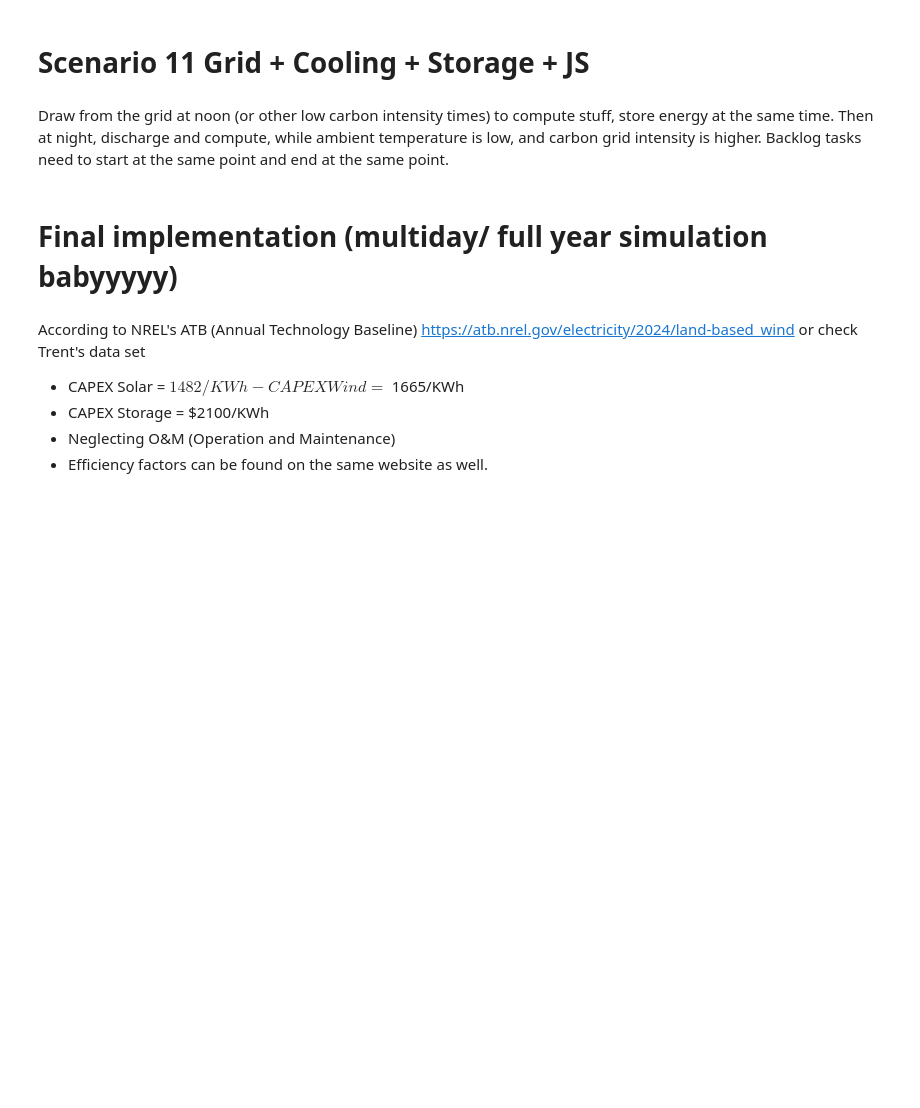
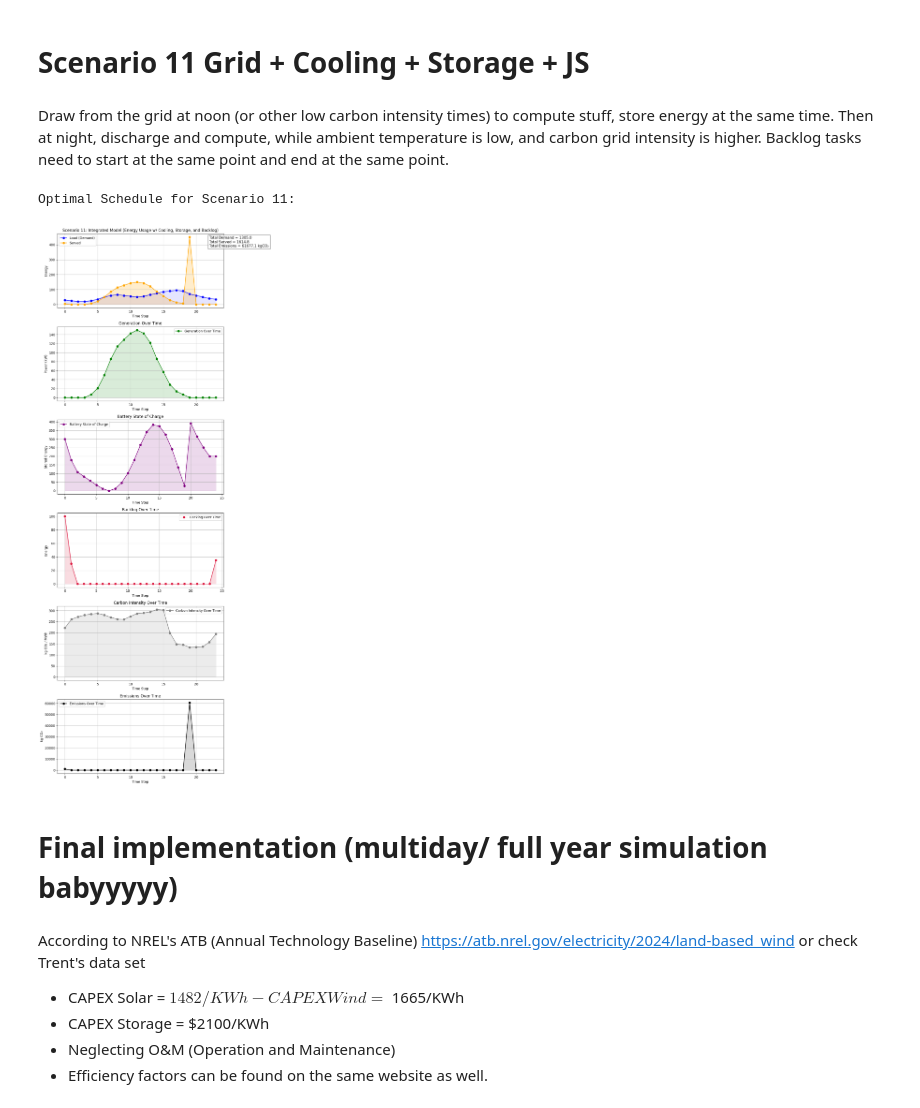
Before and after one commit to clbanjai/1.020-Data-Center-Project, a Jupyter notebook: OH_implementatio.ipynb, the cells around one changed output. Cells and saved outputs as stored; diff of their text form; code cells hidden in the pictures; blank space fills up the shorter version.

```diff
--- a/OH_implementatio.ipynb
+++ b/OH_implementatio.ipynb
@@ -585,6 +685,86 @@ plt.show()
 # Scenario 11 Grid + Cooling + Storage + JS
 # %% [markdown]
 Draw from the grid at noon (or other low carbon intensity times) to compute stuff, store energy at the same time. Then at night, discharge and compute, while ambient temperature is low, and carbon grid intensity is higher. Backlog tasks need to start at the same point and end at the same point.
+# %%
+# Parameters
+q = 1.0  # Cost per unit energy used
+r = 200  # Cost per unit backlog
+k = 1  # Storage energy conversion factor
+computing_limit =100 # float("inf") #or switch to actual computing limit
+battery_limit = 1000 # float("inf") # or switch to actual computing limit
+# Generation (G_t) over 10 time steps (e.g., hours of the day)
+# G = [30, 40, 50, 60, 75, 90, 100, 80, 60, 40]  # Peak generation occurs midday and early evening
+
+# # Load (L_t) over the same 10 time steps
+# L = [35, 45, 50, 55, 70, 85, 90, 80, 65, 40]  # Load peaks during evening hours
+L = [
+    30, 25, 20, 20, 25, 35, 50, 60, 65, 60, 55, 50,
+    55, 65, 75, 85, 90, 95, 90, 70, 60, 50, 40, 35
+]  # Computational Load sum = 1400
+G = [
+     0, 0, 0, 0, 7, 21, 50, 86, 114, 129, 143, 150,
+   143, 122, 86, 57, 29, 14, 7, 0, 0, 0, 0, 0
+]  #Renewable Generation sum = 1526
+
+T = len(G)
+
+
+C = Carbon_intensity[:T]  # Carbon intensity in gCO2/kWh
+
+m11 = gp.Model("Cooling + Grid + Storage + Renewables Optimal Scheduling")
+m11.setParam("OutputFlag",0)
+
+u_g = m11.addVars(T,name= "u_g",lb=0) # power associated with grid use
+u_r = m11.addVars(T,name= "u_r",lb=0) # power associated with renewable use
+s_charge_r = m11.addVars(T,name="s_charge_r",lb=0) # charge associated with renewables
+s_charge_g = m11.addVars(T,name="s_charge_g",lb=0) # charge associated with grid
+s_discharge = m11.addVars(T,name="s_discharge",lb=0) # discharge of battery, not associated with grid or renewables
+x = m11.addVars(T+1,name="x",lb=0) # Backlog
+c = m11.addVars(T+1,name="c",lb=0) #SoC
+P_chiller = m11.addVars(T, name="P_chiller", lb=0) # cooling load
+u = m11.addVars(T, name="u", lb=0) # computing load
+
+
+#Initial Conditions
+m11.addConstr(x[0]==100,"initial backlog")
+m11.addConstr(c[0]==300,"inital storage")
+
+#Terminal Conditions
+m11.addConstr(c[T] >= 200, "terminal_storage")
+m11.addConstr(x[T] <= x[0], "terminal_backlog")
+
+# Dynamics and constraints
+m11.addConstrs((c[t+1] == c[t] + s_charge_r[t] + s_charge_g[t] - s_discharge[t] for t in range(T)), name="soc_update")
+m11.addConstrs((c[t+1] <= battery_limit for t in range(T)), name="storage_capacity")
+m11.addConstrs((s_discharge[t] <= c[t] for t in range(T)), name="max_discharge")
+m11.addConstrs((x[t+1] == x[t] + L[t] - u[t] for t in range(T)), name="backlog_update")
+m11.addConstrs((u[t] <= computing_limit for t in range(T)),name="compute_limit")
+m11.addConstrs((COP[t]*P_chiller[t] >= u[t] for t in range(T)),name="cooling_req")
+m11.addConstrs((u_r[t] + s_charge_r[t] == G[t] for t in range(T)),name="renewables_balance")
+m11.addConstrs((u_g[t] + u_r[t] + s_discharge[t] == u[t] + P_chiller[t] + s_charge_r[t] + s_charge_g[t] for t in range(T)), name="energy_balance")
+
+
+
+
+m11.setObjective(gp.quicksum(u_g[t]*C[t] + r*x[t] for t in range(T)), GRB.MINIMIZE)
+m11.optimize()
+
+
+if m11.status == GRB.OPTIMAL:
+    print("\nOptimal Schedule for Scenario 11:")
+    # for t in range(T):
+    #     print(f"Time {t}: u={u[t].X:.2f}, s_charge={s_charge[t].X:.2f}, s_discharge={s_discharge[t].X:.2f}, x={x[t].X:.2f}, c={c[t].X:.2f}")
+    # print(f"Final: x[T]={x[T].X:.2f}, c[T]={c[T].X:.2f}")
+
+    served_11 = [u_g[t].X + u_r[t].X for t in range(T)]  # Energy served to meet the load
+    soc_11 = [c[t].X for t in range(T+1)]  # State of charge at each time step
+    backlog_11 = [x[t].X for t in range(T+1)]  # Backlog at each time step
+    emissions_11 = [u_g[t].X * C[t] for t in range(T)]
+
+    plot_results("Scenario 11: Integrated Model (Energy Usage w/ Cooling, Storage, and Backlog)", served_11, soc=soc_11, second_plot=True,backlog = backlog_11, carbon_intensity=C, emissions=emissions_11)
+# %% [output]
+Optimal Schedule for Scenario 11:
+[figure, added]
 # %% [markdown]
 # Final implementation (multiday/ full year simulation babyyyyy)
 # %% [markdown]
```
Also changed, not shown: parts of 5 cells of this notebook.
